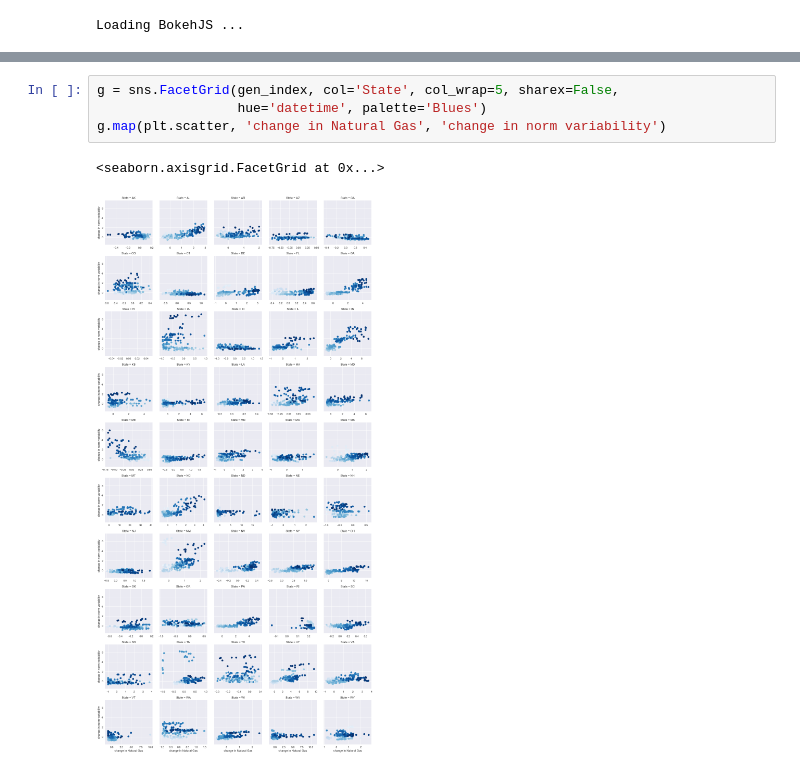
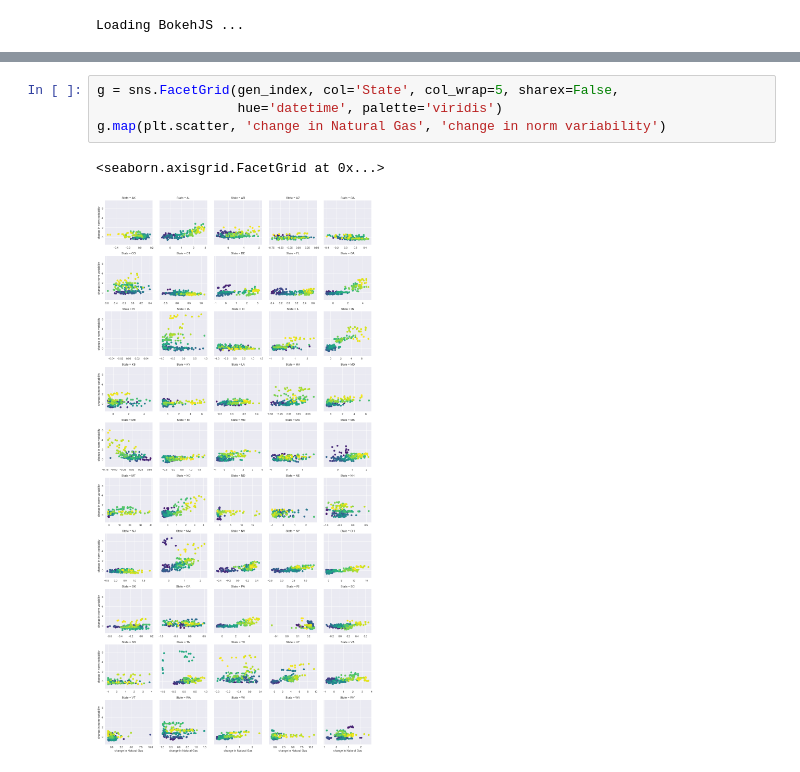
Before and after one commit to gschivley/carbon-index, a Jupyter notebook: State index & gen data.ipynb, the cells around one changed output, grey strips where cells are left out. Cells and saved outputs as stored; diff of their text form.

```diff
--- a/State index & gen data.ipynb
+++ b/State index & gen data.ipynb
@@ -203,8 +199,8 @@ show(grid)
 [interactive output not drawn]
 # %%
 g = sns.FacetGrid(gen_index, col='State', col_wrap=5, sharex=False,
-                  hue='datetime', palette='Blues')
+                  hue='datetime', palette='viridis')
 g.map(plt.scatter, 'change in Natural Gas', 'change in norm variability')
 # %% [output]
 <seaborn.axisgrid.FacetGrid at 0x...>
-[figure, old version]
+[figure, new version]
```
Also changed, not shown: parts of 2 cells of this notebook, 1 other file.
